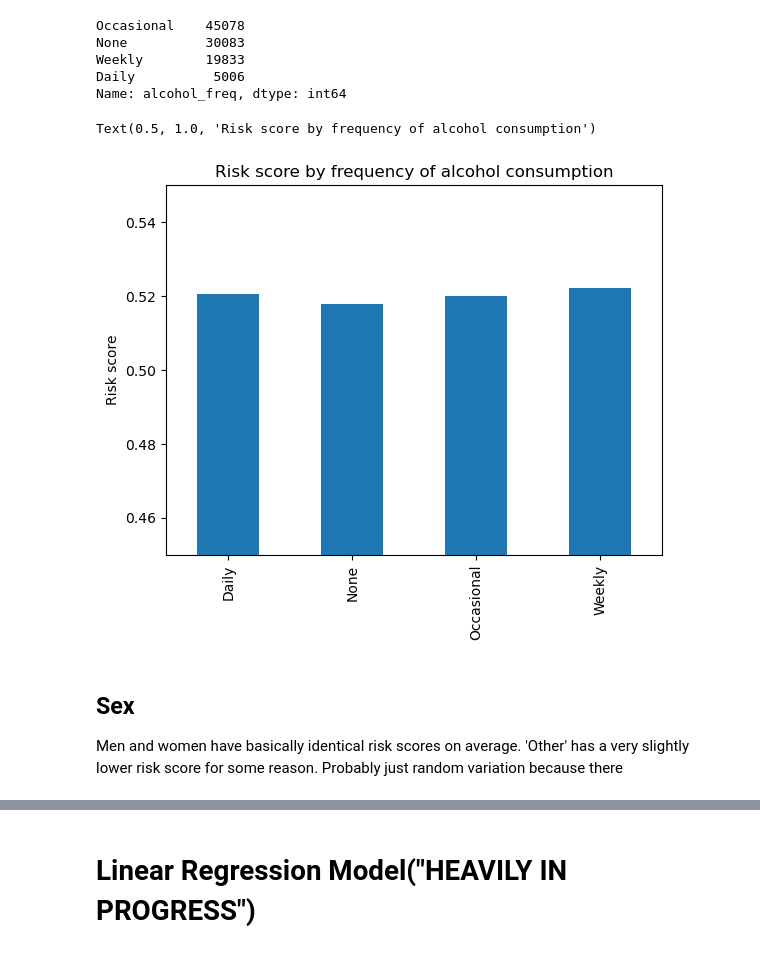
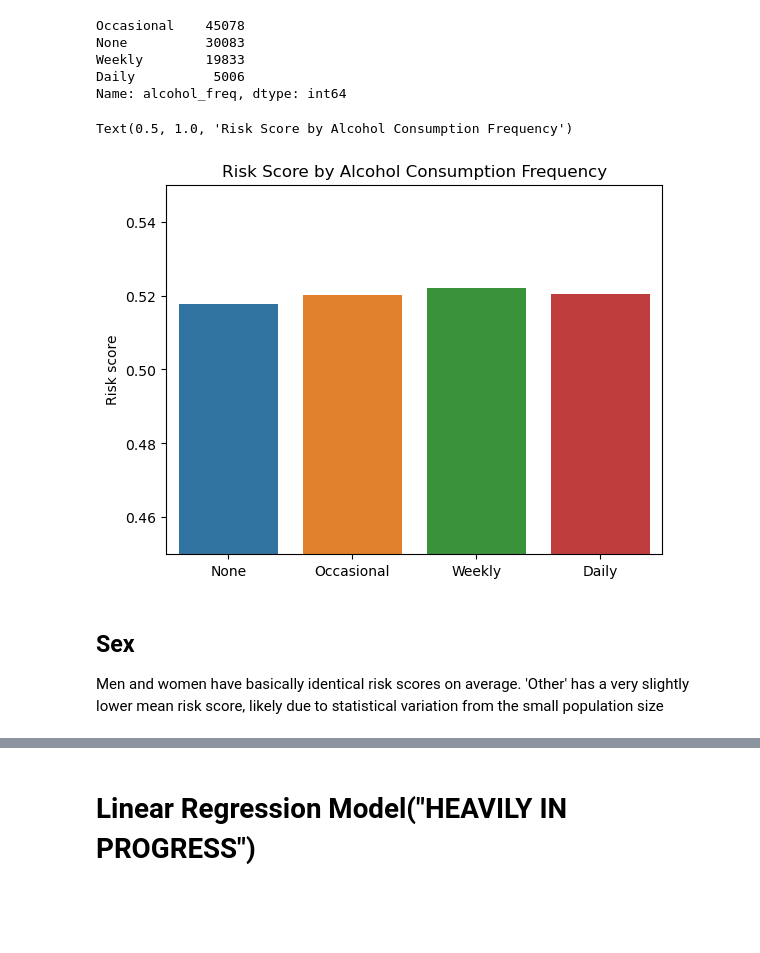
Before and after one commit to Abled773/HI-Risk-Prediction-and-Analysis, a Jupyter notebook: Risk_Analysis_and_Prediction.ipynb, the cells around one changed output, grey strips where cells are left out. Cells and saved outputs as stored; diff of their text form; code cells hidden in the pictures; blank space fills up the shorter version.

```diff
--- a/Risk_Analysis_and_Prediction.ipynb
+++ b/Risk_Analysis_and_Prediction.ipynb
@@ -526,16 +507,18 @@ Weekly        19833
 Daily          5006
 Name: alcohol_freq, dtype: int64
 # %%
-data.groupby('alcohol_freq')['risk_score'].mean().plot.bar()
+grouped = data.groupby('alcohol_freq')['risk_score'].mean().reset_index()
+
+sns.barplot(data=grouped, x='alcohol_freq', y='risk_score', order=['None', 'Occasional', 'Weekly', 'Daily'])
 plt.ylim(0.45 , 0.55)
 plt.ylabel("Risk score")
 plt.xlabel(None)
-plt.title("Risk score by frequency of alcohol consumption")
+plt.title("Risk Score by Alcohol Consumption Frequency")
 # %% [output]
-Text(0.5, 1.0, 'Risk score by frequency of alcohol consumption')
+Text(0.5, 1.0, 'Risk Score by Alcohol Consumption Frequency')
-[figure, old version]
+[figure, new version]
 # %% [markdown]
 ## Sex
 
-Men and women have basically identical risk scores on average. 'Other' has a very slightly lower risk score for some reason. Probably just random variation because there
+Men and women have basically identical risk scores on average. 'Other' has a very slightly lower mean risk score, likely due to statistical variation from the small population size
 # %%
```
Also changed, not shown: parts of 26 cells of this notebook.
